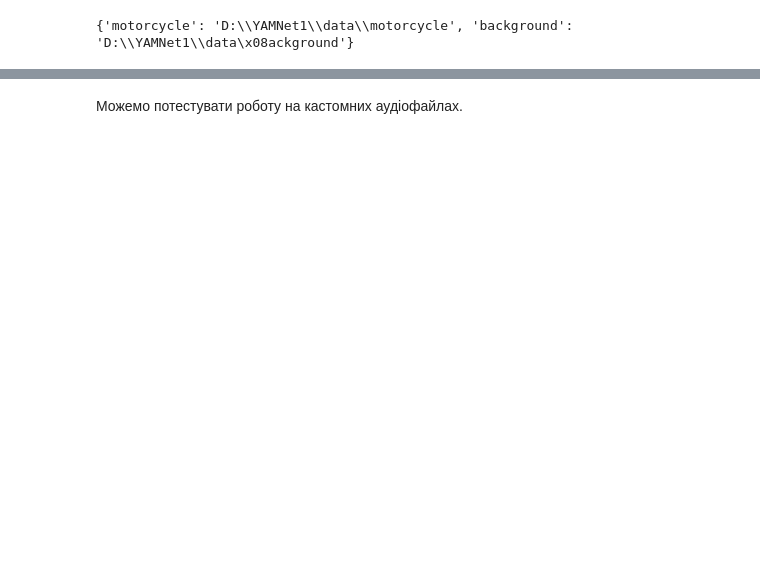
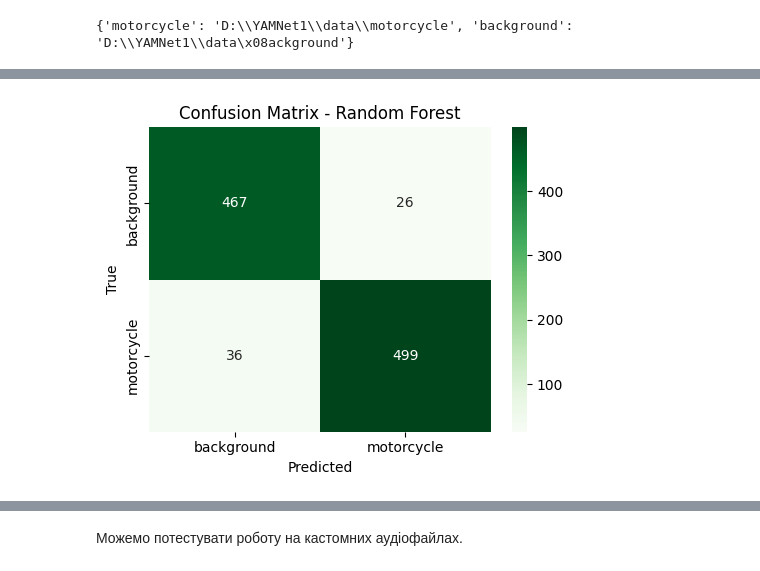
Before and after one commit to Yurii-Stepovenko/YAMNet1, a Jupyter notebook: Main.ipynb, the cells around one changed output, grey strips where cells are left out. Drawn from its saved outputs; the diff is of its cells as text; code cells hidden in the pictures; blank space fills up the shorter version.

```diff
--- a/Main.ipynb
+++ b/Main.ipynb
@@ -16,4 +23,5 @@ from IPython.display import Audio, display
-# %%
-#Імпортуємо YAMNet модель
-yamnet_model_handle = 'https://tfhub.dev/google/yamnet/1'
-yamnet_model = hub.load(yamnet_model_handle)
+# %%
+import tensorflow_hub as hub
+
+yamnet_model = hub.load('D:\YAMNet1\model\chive')
+print("Модель YAMNet успішно завантажена!")
@@ -30,7 +44,7 @@ def load_wav_16k_mono(filename):
     return tf.convert_to_tensor(wav, dtype=tf.float32)
 # %%
 #Шлях до тестового файлу
-filename = "D:/YAMNet1/data/sample.wav"
+filename = "D:/YAMNet1/data/sample_moto.wav"
 
 # Завантаження даних
 testing_wav_data = load_wav_16k_mono(filename)
@@ -296,0 +247,74 @@ weighted avg       0.95      0.95      0.95      1025
+# %%
+#2.Random Forest
+import numpy as np
+import pandas as pd
+import matplotlib.pyplot as plt
+import seaborn as sns
+
+from sklearn.ensemble import RandomForestClassifier
+from sklearn.model_selection import train_test_split
+from sklearn.metrics import (
+    accuracy_score, precision_score, recall_score, f1_score,
+    confusion_matrix, classification_report, roc_curve, auc
+)
+
+#Розділення вибірки
+X_train, X_test, y_train, y_test = train_test_split(
+    X, y, test_size=0.2, random_state=42, stratify=y
+)
+
+#Створення і тренування Random Forest
+clf_rf = RandomForestClassifier(
+    n_estimators=100,
+    max_depth=None,
+    random_state=42,
+    n_jobs=-1                 # Використання всіх ядер CPU
+)
+clf_rf.fit(X_train, y_train)
+
+#Передбачення
+y_pred = clf_rf.predict(X_test)
+y_proba = clf_rf.predict_proba(X_test)[:, 1]
+
+#Метрики
+acc = accuracy_score(y_test, y_pred)
+prec = precision_score(y_test, y_pred)
+rec = recall_score(y_test, y_pred)
+f1 = f1_score(y_test, y_pred)
+fpr, tpr, _ = roc_curve(y_test, y_proba)
+roc_auc = auc(fpr, tpr)
+
+#Виведення результатів
+print("Random Forest Evaluation")
+print(f"Accuracy:  {acc:.3f}")
+print(f"Precision: {prec:.3f}")
+print(f"Recall:    {rec:.3f}")
+print(f"F1 Score:  {f1:.3f}")
+print(f"AUC:       {roc_auc:.3f}")
+print("\nClassification Report:")
+print(classification_report(y_test, y_pred, target_names=["background", "motorcycle"]))
+
+#Confusion Matrix
+conf_mat = confusion_matrix(y_test, y_pred)
+plt.figure(figsize=(5, 4))
+sns.heatmap(conf_mat, annot=True, fmt='d', cmap="Greens",
+            xticklabels=["background", "motorcycle"],
+            yticklabels=["background", "motorcycle"])
+plt.title("Confusion Matrix - Random Forest")
+plt.xlabel("Predicted")
+plt.ylabel("True")
+plt.tight_layout()
+plt.show()
+
+#ROC-крива
+plt.figure(figsize=(6, 5))
+plt.plot(fpr, tpr, label=f"ROC Curve (AUC = {roc_auc:.2f})", color='green')
+plt.plot([0, 1], [0, 1], linestyle='--', color='gray')
+plt.xlabel("False Positive Rate")
+plt.ylabel("True Positive Rate")
+plt.title("ROC Curve - Random Forest")
+plt.legend(loc="lower right")
+plt.grid()
+plt.tight_layout()
+plt.show()
+# %% [output]
@@ -296,0 +337 @@ weighted avg       0.95      0.95      0.95      1025
+[figure, added]
```
Also changed, not shown: parts of 30 cells of this notebook, 12 other files.
